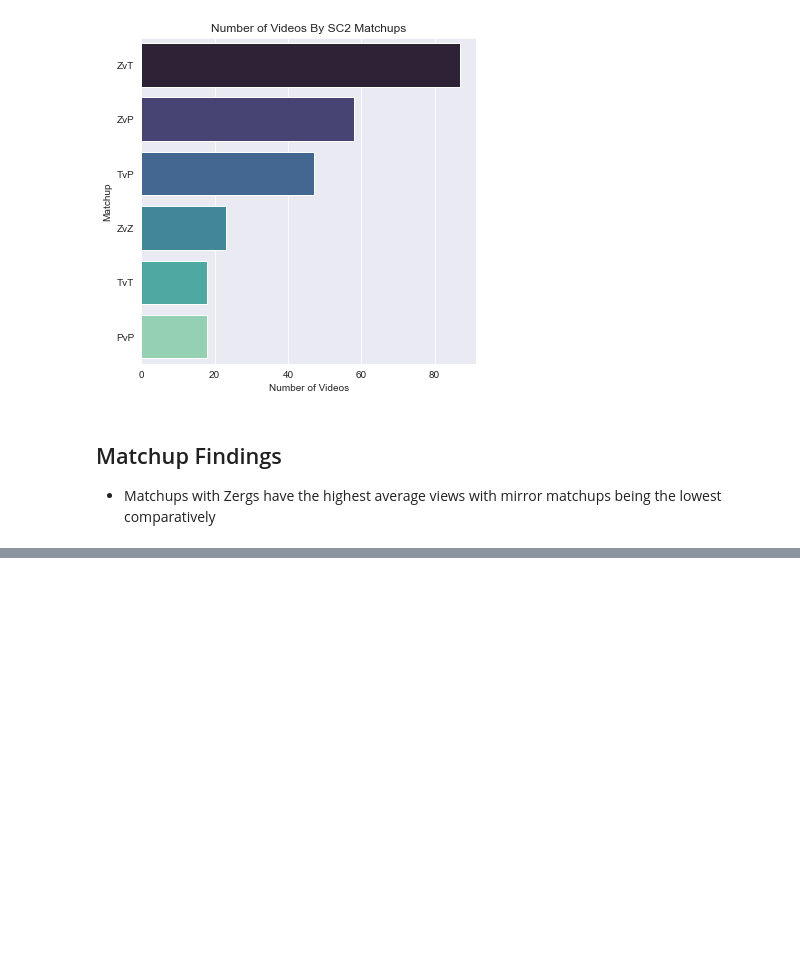
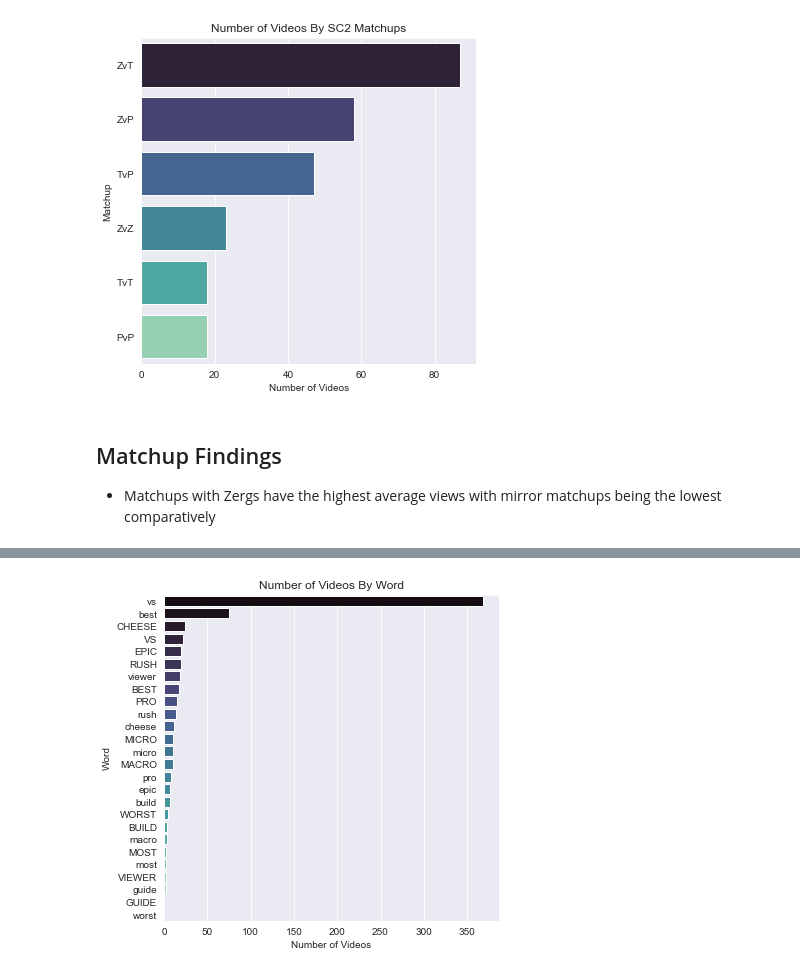
Before and after one commit to NelGen/NG--YouTube-Views-Analysis, a Jupyter notebook: Visualizations.ipynb, the cells around one changed output, grey strips where cells are left out. Drawn from its saved outputs; the diff is of its cells as text; code cells hidden in the pictures; blank space fills up the shorter version.

```diff
--- a/Visualizations.ipynb
+++ b/Visualizations.ipynb
@@ -389,0 +466,10 @@ plt.show()
+# %%
+words_df.sort_values(by='num_videos',ascending=False,inplace=True)
+fig,ax = plt.subplots(figsize=(6,6))
+sns.barplot(y=words_df['words'],x=words_df['num_videos'],palette='mako',ax=ax)
+ax.set_title('Number of Videos By Word')
+ax.set_xlabel('Number of Videos')
+ax.set_ylabel('Word')
+plt.show()
+# %% [output]
+[figure, added]
```
Also changed, not shown: parts of 18 cells of this notebook, 2 other files.
